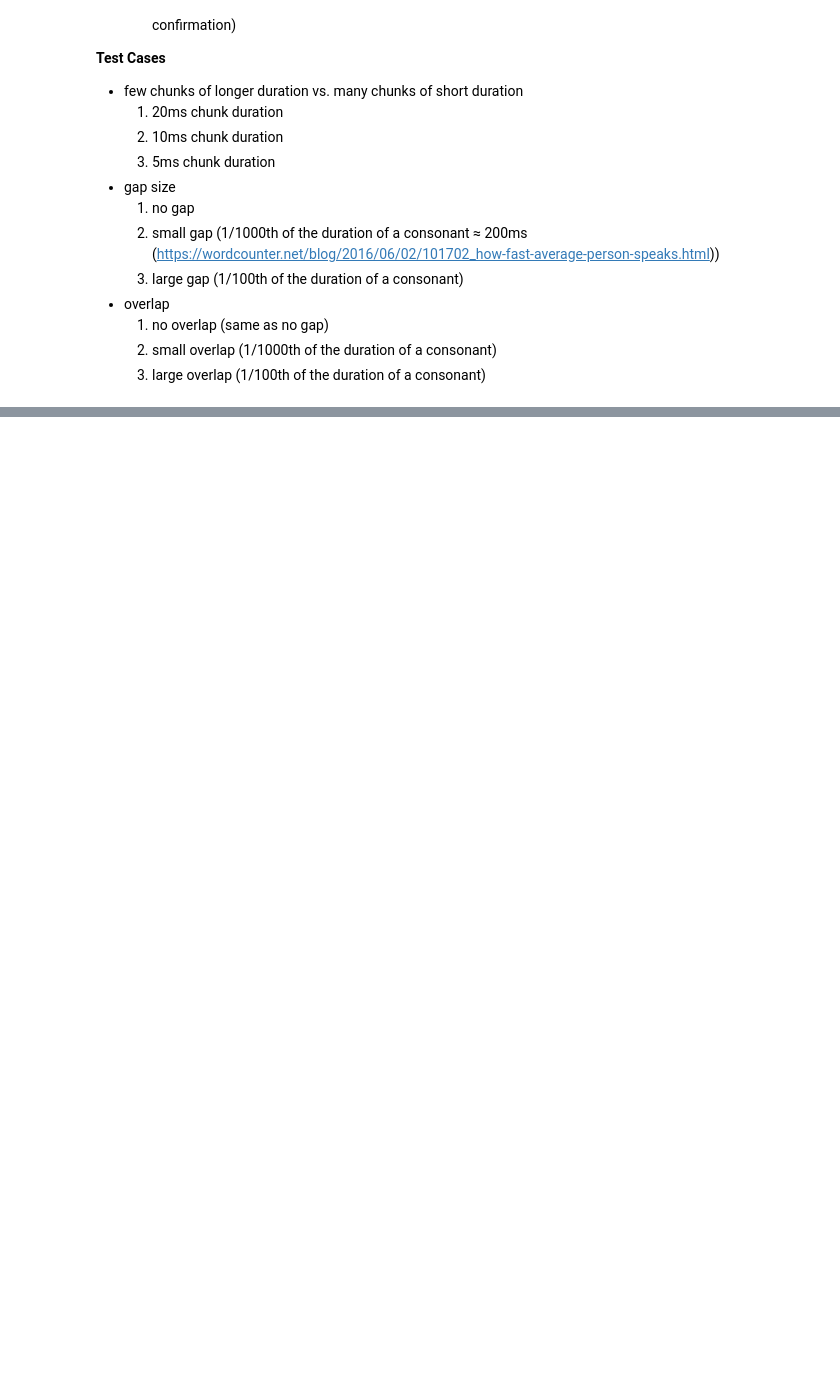
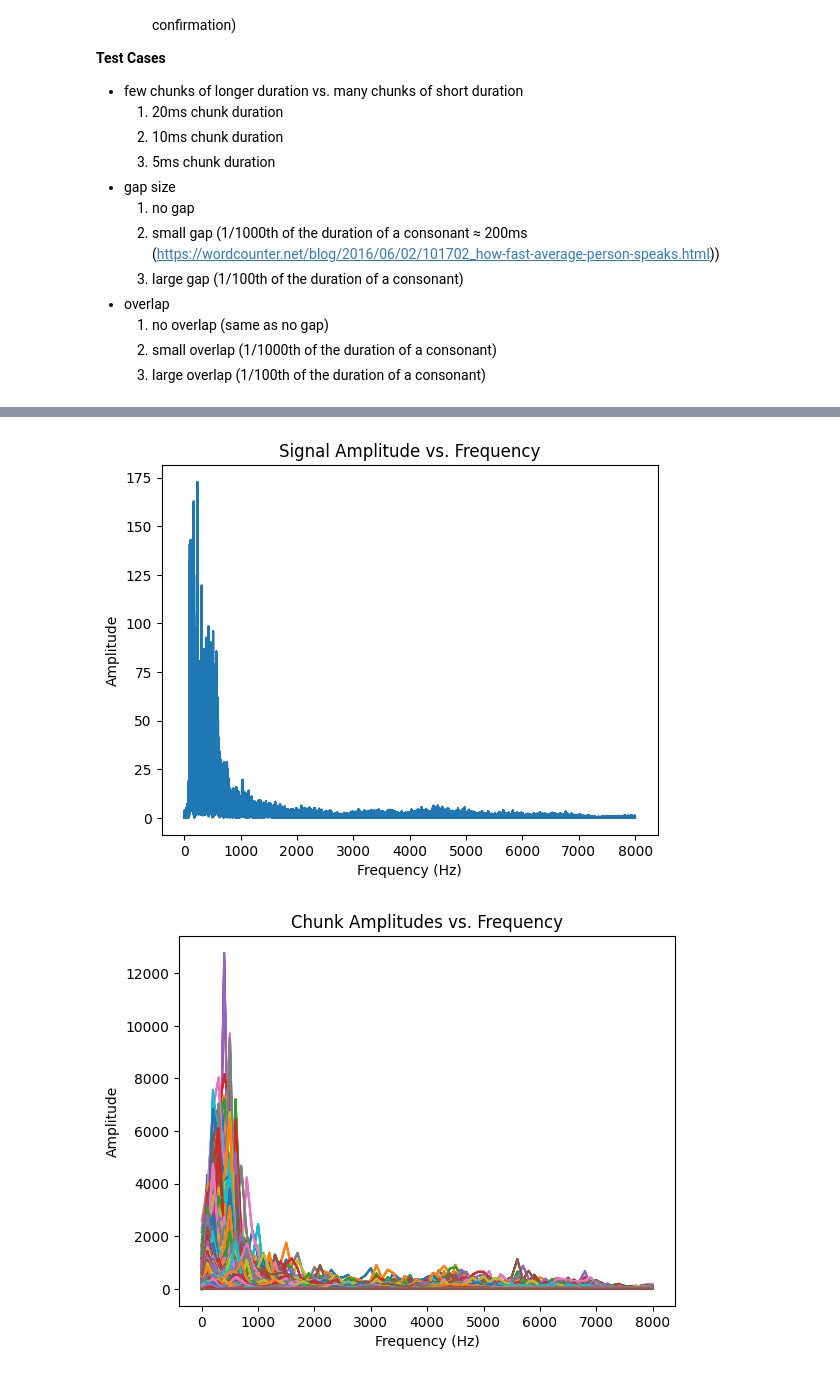
Before and after one commit to LavanSumanan/252DSPProject, a Jupyter notebook: PartB.ipynb, the cells around one changed output, grey strips where cells are left out. Drawn from its saved outputs; the diff is of its cells as text; code cells hidden in the pictures; blank space fills up the shorter version.

```diff
--- a/PartB.ipynb
+++ b/PartB.ipynb
@@ -286,0 +278,32 @@ sampling frequency (should be 16k):  16000
+# %%
+freq, amp = fft(flattened_chunks, FS)
+plt.figure('signal frequency spectrum')
+plt.title('Signal Amplitude vs. Frequency')
+plt.xlabel('Frequency (Hz)')
+plt.ylabel('Amplitude')
+plt.plot(freq, amp)
+plt.show()
+
+plt.figure('chunk frequency spectra')
+plt.title('Chunk Amplitudes vs. Frequency')
+plt.xlabel('Frequency (Hz)')
+plt.ylabel('Amplitude')
+
+for chunk in chunk_array:
+    chunk_freq, chunk_amp = fft(chunk, FS)
+    plt.plot(chunk_freq, chunk_amp, label='first chunk')
+plt.show()
+
+# rand_index = np.random.randint(0, NUM_CHUNKS)
+rand_index = 200
+plt.figure('random chunk frequency spectrum')
+plt.title('Random Chunk Amplitude vs. Frequency')
+plt.xlabel('Frequency (Hz)')
+plt.ylabel('Amplitude')
+rand_chunk_freq, rand_chunk_amp = fft(chunk_array[rand_index], FS)
+plt.plot(rand_chunk_freq, rand_chunk_amp, label=f'Chunk #{rand_index + 1}')
+plt.legend()
+plt.show()
+# %% [output]
+[figure, added]
+[figure, added]
```
Also changed, not shown: parts of 17 cells of this notebook, 1 other file.
